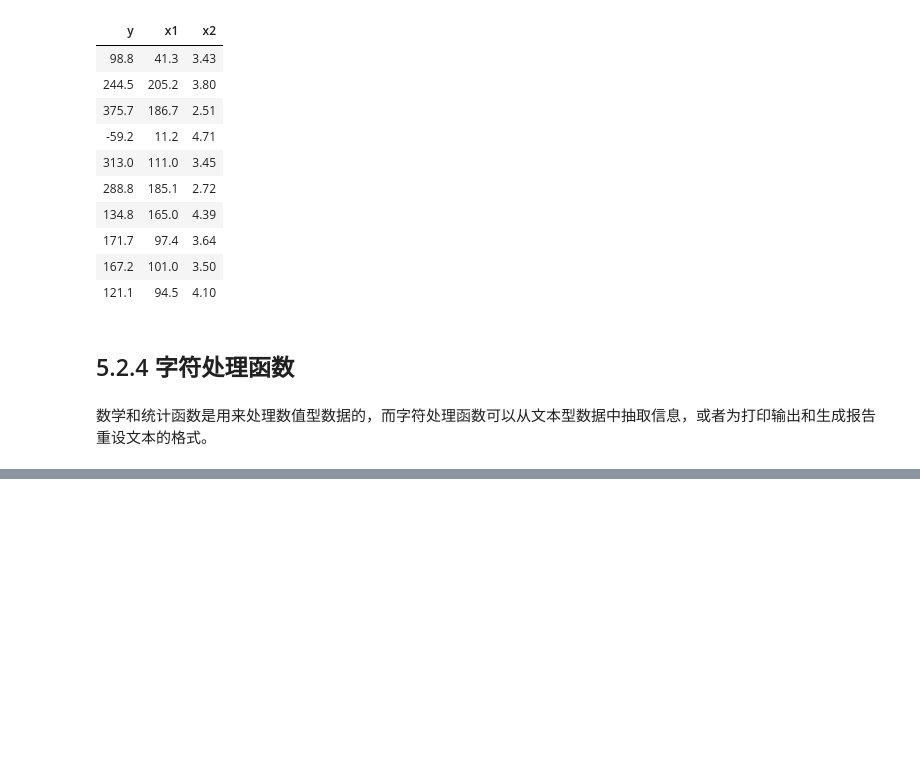
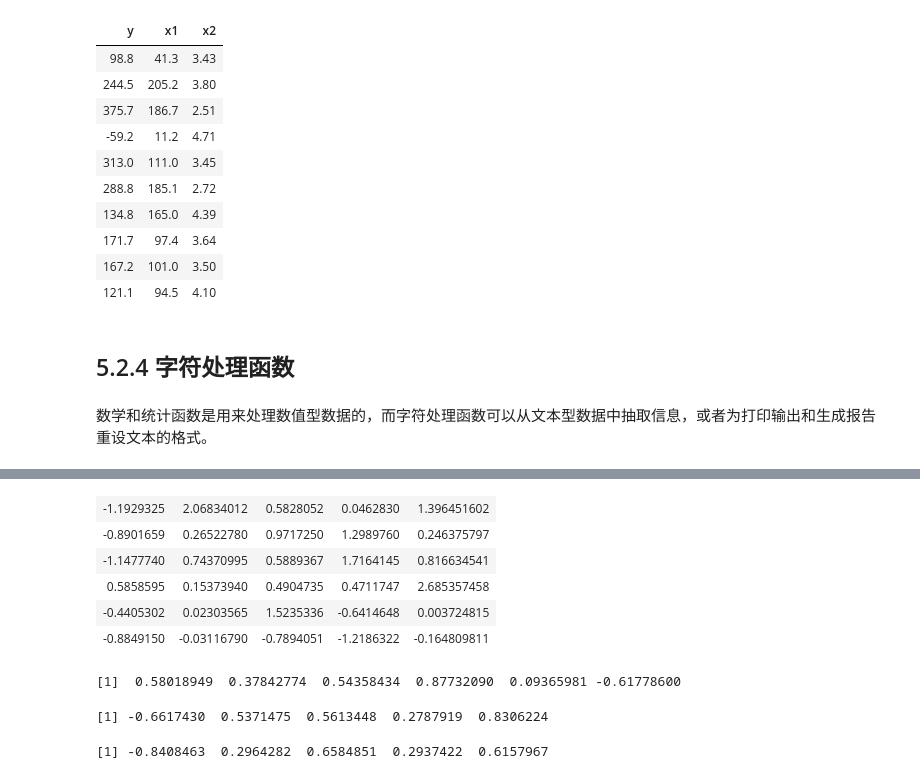
Before and after one commit to xiaowei3223/R-learning, a Jupyter notebook: 5 高级数据管理.ipynb, the cells around one changed output, grey strips where cells are left out. Saved outputs shown, nothing was run; the diff lists cells and outputs as text; code cells hidden in the pictures; blank space fills up the shorter version.

```diff
--- a/5 高级数据管理.ipynb
+++ b/5 高级数据管理.ipynb
@@ -139,0 +188,23 @@ https://github.com/IRkernel/repr/wiki/Problems-with-unicode-on-windows
+# %%
+#将一个函数应用到矩阵的所有行（列）
+mydata <- matrix(rnorm(30), nrow=6)
+mydata
+# %% [output]
+| -1.1929325 | 2.06834012 | 0.5828052 | 0.0462830 | 1.396451602 |
+| -0.8901659 | 0.26522780 | 0.9717250 | 1.2989760 | 0.246375797 |
+| -1.1477740 | 0.74370995 | 0.5889367 | 1.7164145 | 0.816634541 |
+| 0.5858595 | 0.15373940 | 0.4904735 | 0.4711747 | 2.685357458 |
+| -0.4405302 | 0.02303565 | 1.5235336 | -0.6414648 | 0.003724815 |
+| -0.8849150 | -0.03116790 | -0.7894051 | -1.2186322 | -0.164809811 |
+# %%
+apply(mydata,1,mean) #计算每行的均值
+# %% [output]
+[1]  0.58018949  0.37842774  0.54358434  0.87732090  0.09365981 -0.61778600
+# %%
+apply(mydata,2,mean) #计算每列的均值
+# %% [output]
+[1] -0.6617430  0.5371475  0.5613448  0.2787919  0.8306224
+# %%
+apply(mydata,2,mean, trim=0.2)  #计算每列的截尾均值，截尾均值基于中间60%的数据，最高和最低20%的值均被忽略
+# %% [output]
+[1] -0.8408463  0.2964282  0.6584851  0.2937422  0.6157967
```
Also changed, not shown: parts of 37 cells of this notebook, 2 other files.
